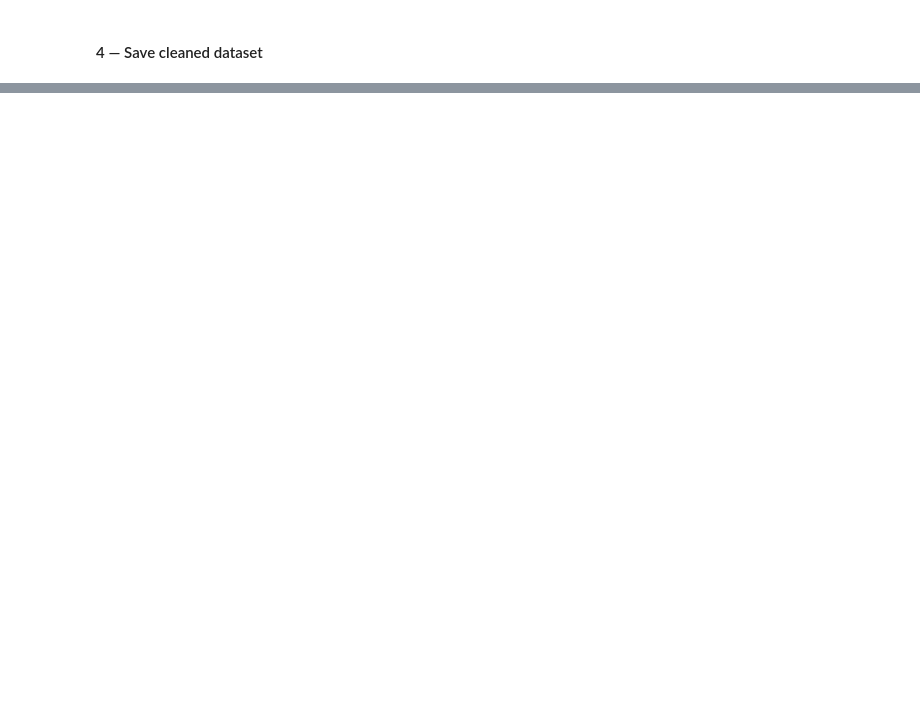
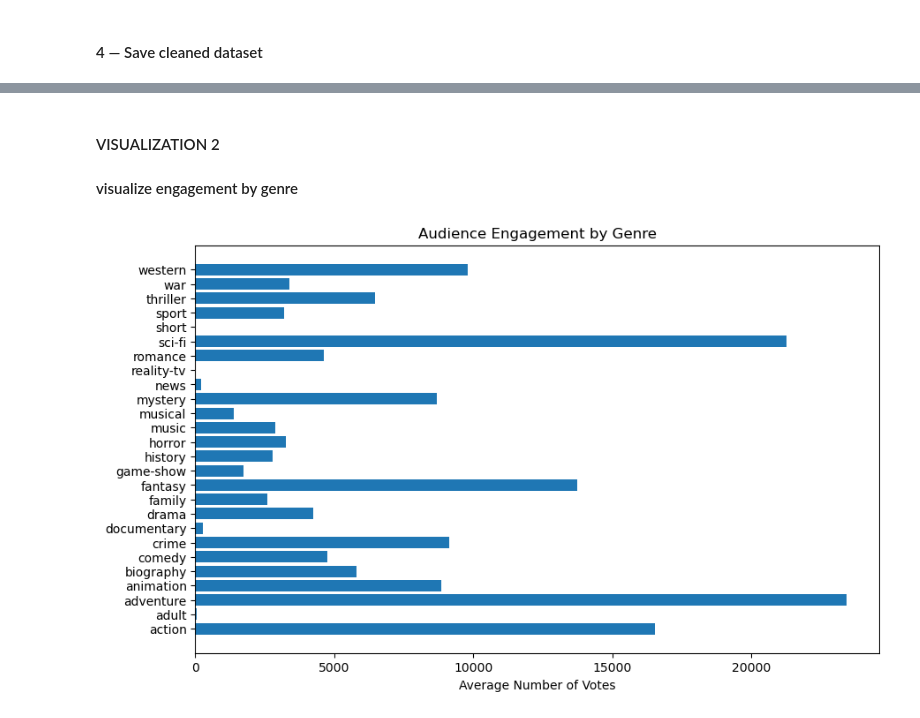
Before and after one commit to Daniellamuli/Phase-2-Movie-Analysis-Project, a Jupyter notebook: notebooks/Eve.ipynb, the cells around one changed output, grey strips where cells are left out. Saved outputs shown, nothing was run; the diff lists cells and outputs as text; code cells hidden in the pictures; blank space fills up the shorter version.

```diff
--- a/notebooks/Eve.ipynb
+++ b/notebooks/Eve.ipynb
@@ -415,0 +755,12 @@ rt_master.to_csv('../data/cleanedData/rt_master_cleaned.csv', index=False)
+# %% [markdown]
+#### VISUALIZATION 2
+
+#### visualize engagement by genre
+# %%
+plt.figure(figsize=(10,6))
+plt.barh(genre_summary['genres'], genre_summary['numvotes'])
+plt.xlabel("Average Number of Votes")
+plt.title("Audience Engagement by Genre")
+plt.show()
+# %% [output]
+[figure, added]
```
Also changed, not shown: parts of 44 cells of this notebook.
